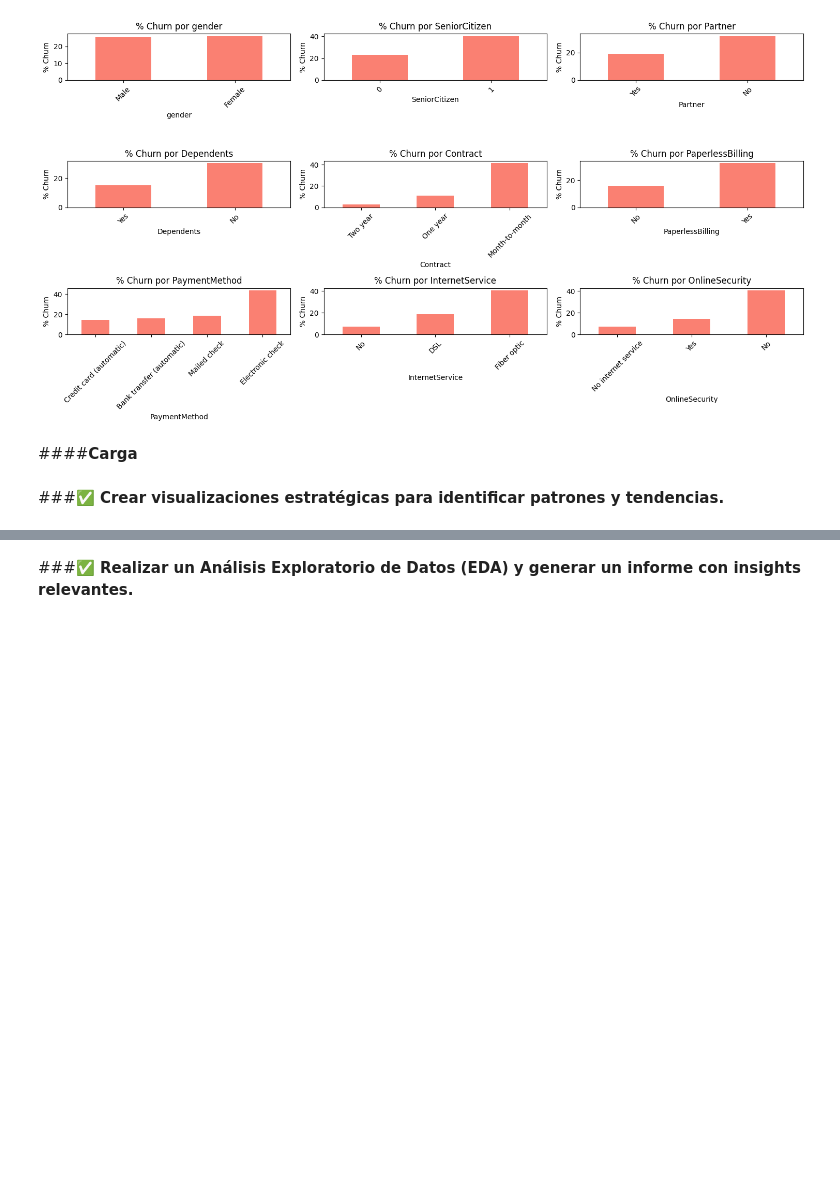
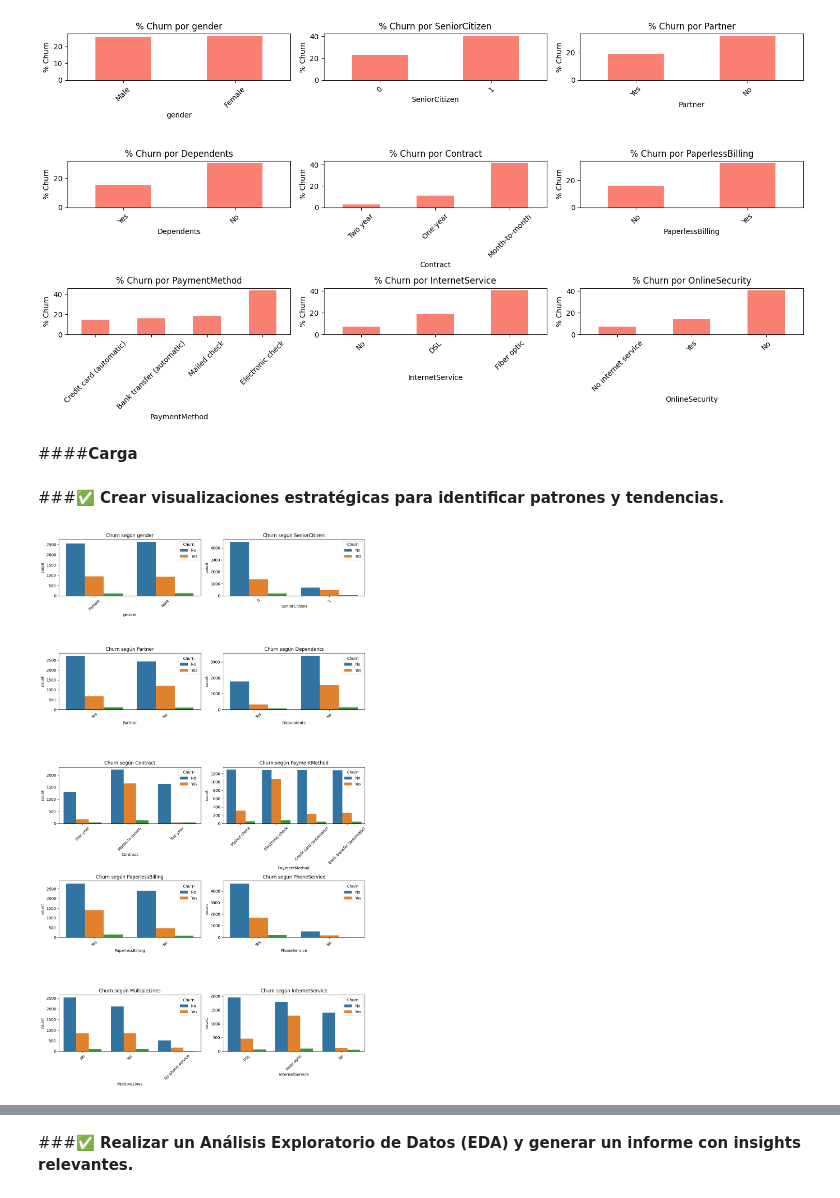
Before and after one commit to Zhumioke/Challenge_Telecom_X, a Jupyter notebook: Challenge_Telecom_X.ipynb, the cells around one changed output, grey strips where cells are left out. Saved outputs shown, nothing was run; the diff lists cells and outputs as text; code cells hidden in the pictures; blank space fills up the shorter version.

```diff
--- a/Challenge_Telecom_X.ipynb
+++ b/Challenge_Telecom_X.ipynb
@@ -433,0 +525,13 @@ plt.show()
+# %%
+#Cuentas diarias:
+# Asegurarse de trabajar sobre una copia para evitar warnings
+df_final = df_final.copy()
+
+# Limpiar símbolos de moneda y convertir a float
+df_final.loc[:, 'Charges.Monthly'] = df_final['Charges.Monthly'].astype(str).str.replace('$', '', regex=False).astype(float)
+
+# Crear columna Cuentas_Diarias de forma segura
+df_final.loc[:, 'Cuentas_Diarias'] = df_final['Charges.Monthly'] / 30
+
+# Verificar las primeras filas
+df_final[['Charges.Monthly', 'Cuentas_Diarias']].head()
@@ -539,3 +686,29 @@ df_final.to_json("TelecomX_final.json",orient="records")
 df_final.to_html("TelecomX_final.html",index=False)
 # %% [markdown]
 ###**✅ Crear visualizaciones estratégicas para identificar patrones y tendencias.**
+# %%
+# Generamos una sola figura con varias graficas, comparando el Churn por cada variable.
+import matplotlib.pyplot as plt
+import seaborn as sns
+
+# Lista de columnas categóricas más relevantes
+cat_cols_relevantes = ['gender', 'SeniorCitizen', 'Partner', 'Dependents',
+                       'Contract', 'PaymentMethod', 'PaperlessBilling',
+                       'PhoneService', 'MultipleLines', 'InternetService']
+
+# Número de filas y columnas para los subplots
+n_cols = 2
+n_rows = (len(cat_cols_relevantes) + 1) // n_cols
+
+plt.figure(figsize=(12, n_rows*4))
+
+for i, col in enumerate(cat_cols_relevantes, 1):
+    plt.subplot(n_rows, n_cols, i)
+    sns.countplot(x=col, hue='Churn', data=df_final)
+    plt.title(f'Churn según {col}')
+    plt.xticks(rotation=45)
+
+plt.tight_layout()
+plt.show()
+# %% [output]
+[figure, added]
```
Also changed, not shown: parts of 22 cells of this notebook.
